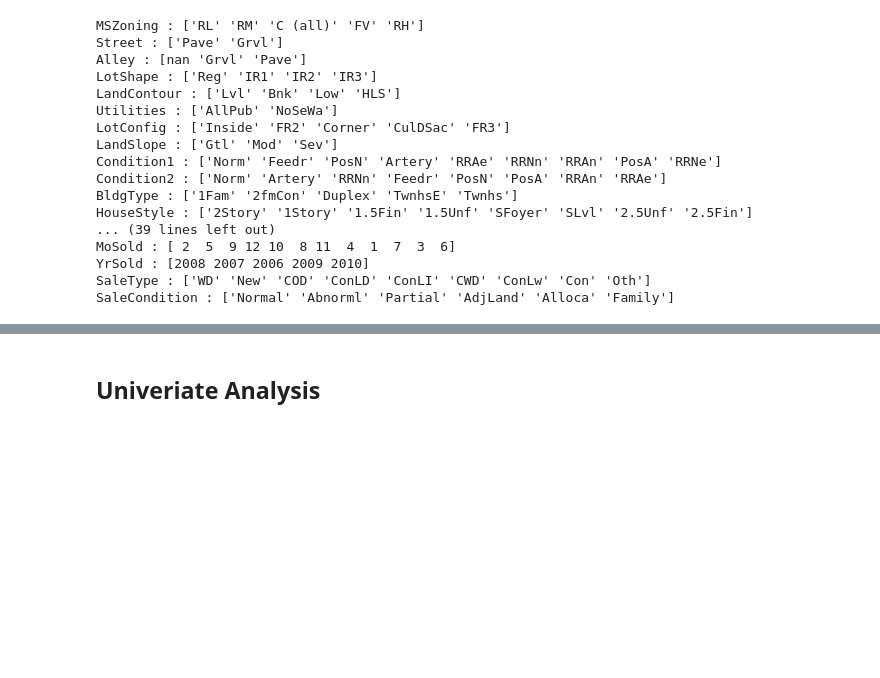
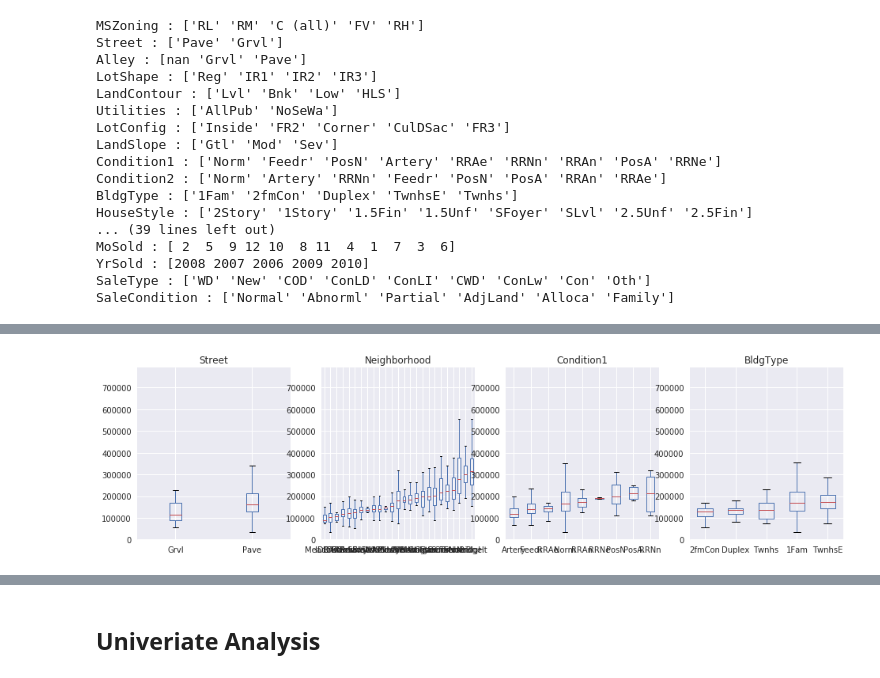
Before and after one commit to dralmostright/house-price-predict, a Jupyter notebook: house-price-predict.ipynb, the cells around one changed output, grey strips where cells are left out. Cells and saved outputs as stored; diff of their text form; code cells hidden in the pictures; blank space fills up the shorter version.

```diff
--- a/house-price-predict.ipynb
+++ b/house-price-predict.ipynb
@@ -126,0 +129,16 @@ MoSold, YrSold, SaleType, SaleCondition||Condition1
+# %%
+def sortBoxplot(df, by,column):
+    fig = plt.figure(figsize=(16,4))
+    i=141
+    for r in by:
+        ax = fig.add_subplot(i)
+        ax.set_title(r)
+        df1 = pd.DataFrame({col:vals[column] for col,vals in df.groupby(r)})
+        mean=df1.median().sort_values()
+        df1[mean.index].boxplot(rot=0,ax=ax)
+        i=i+1
+
+
+sortBoxplot(trainData, by=['Street','Neighborhood','Condition1','BldgType'],column='SalePrice')
+# %% [output]
+[figure, added]
```
Also changed, not shown: parts of 82 cells of this notebook.
